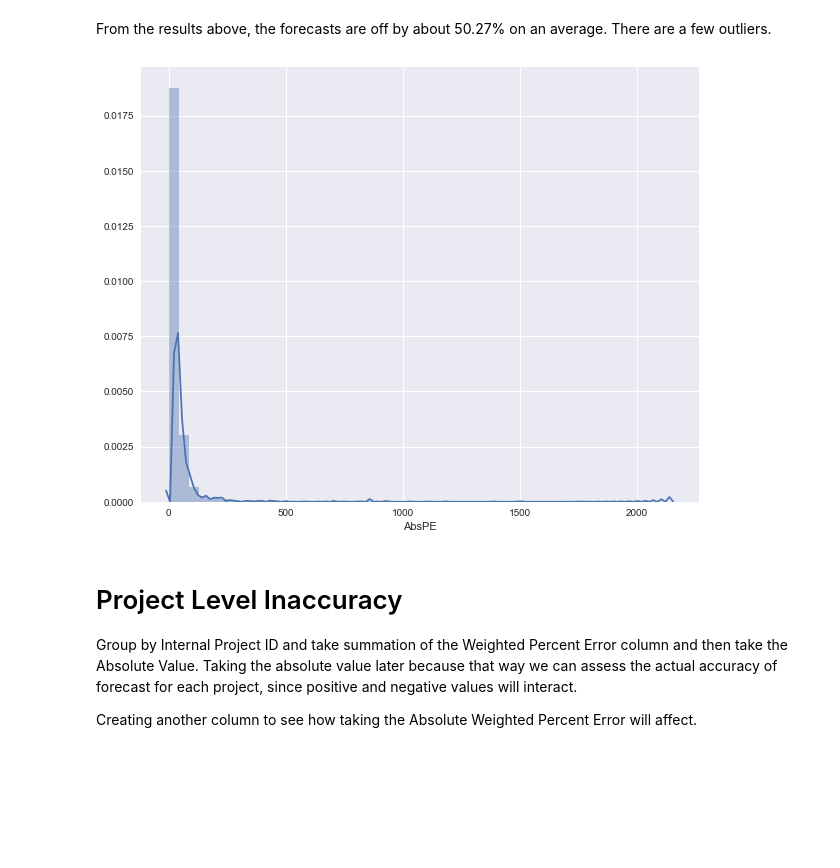
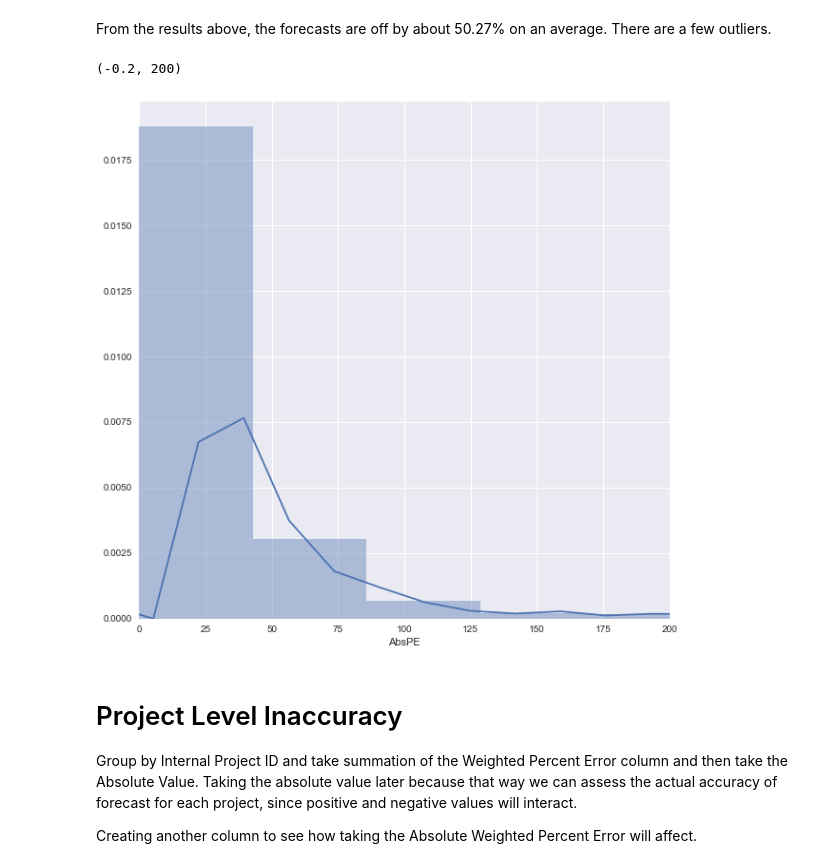
Before and after one commit to jawadmhoque/accuracy-assessment, a Jupyter notebook: Accuracy Algorithm.ipynb, the cells around one changed output. Drawn from its saved outputs; the diff is of its cells as text; code cells hidden in the pictures; blank space fills up the shorter version.

```diff
--- a/Accuracy Algorithm.ipynb
+++ b/Accuracy Algorithm.ipynb
@@ -427,10 +427,11 @@ Name: AbsPE, dtype: float64
 From the results above, the  forecasts are off by about 50.27% on an average. There are a few outliers.
 # %%
 ax=sns.distplot(flatdata_adjusted['AbsPE'])
-ax.figure.set_size_inches(10,8)
-#ax.set_xlim(-0.2,100)
+ax.figure.set_size_inches(10,10)
+ax.set_xlim(-0.2,200)
 # %% [output]
+(-0.2, 200)
-[figure, old version]
+[figure, new version]
 # %% [markdown]
 # Project Level Inaccuracy
 Group by Internal Project ID and take summation of the Weighted Percent Error column and then take the Absolute Value. Taking the absolute value later because that way we can assess the actual accuracy of forecast for each project, since positive and negative values will interact.
```
Also changed, not shown: parts of 5 cells of this notebook, 1 other file.
